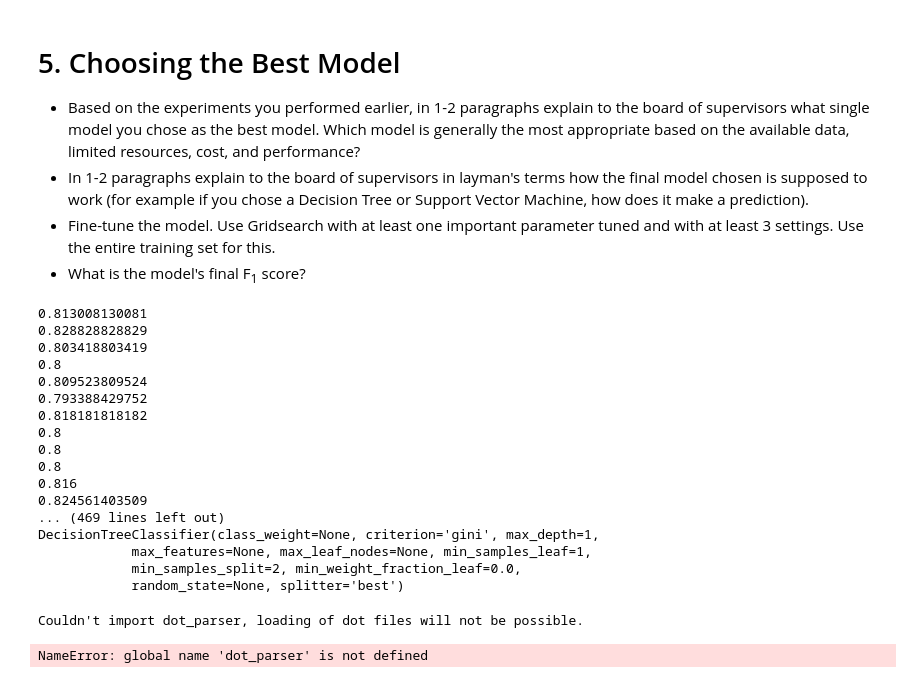
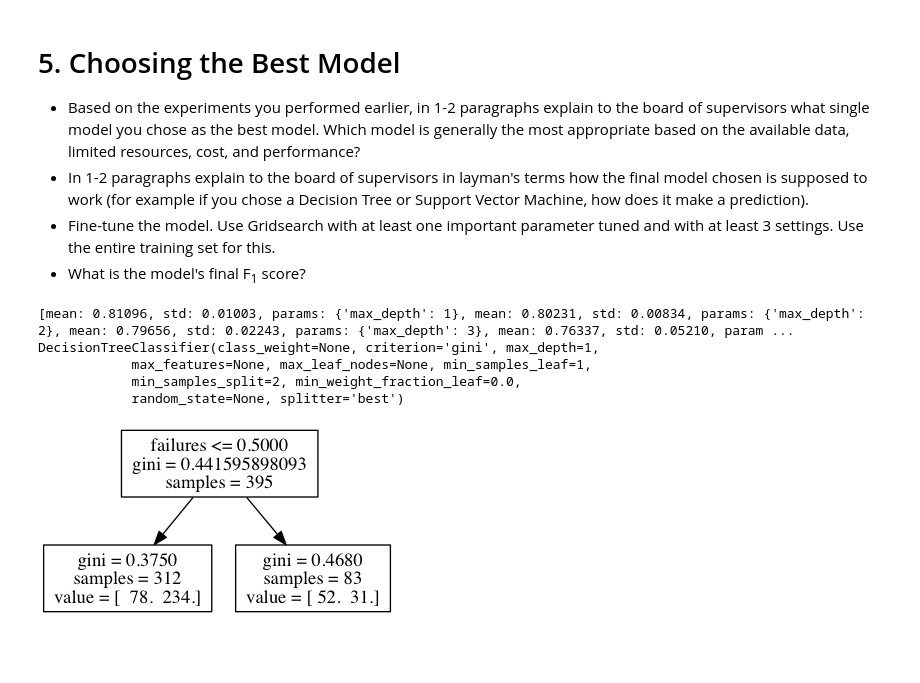
Before and after one commit to markstrefford/MLND-P2---Student-Intervention, a Jupyter notebook: student_intervention.ipynb, the cells around one changed output. Cells and saved outputs as stored; diff of their text form; code cells hidden in the pictures; blank space fills up the shorter version.

```diff
--- a/student_intervention.ipynb
+++ b/student_intervention.ipynb
@@ -305,10 +305,7 @@ params=[{'max_depth': (1, 2, 3, 4, 5, 6, 7, 8, 9, 10, 11, 12, 13, 14, 15, 16, 17
 #        ,{'presort': (True, False)}]
 
 def f1_scorer_function(y_true, y_predicted):
-    #print "True values:", y_true  #y_predicted
     score = f1_score(y_true, y_predicted, pos_label='yes')
-    #return f1_score(target.values, y_pred, pos_label='yes')
-    print score
     return score
 
 
@@ -317,36 +314,27 @@ clf = grid_search.GridSearchCV(DecisionTreeClassifier(), params, scoring=f1_scor
 print clf.fit(X_all, y_all).grid_scores_
 print clf.fit(X_all, y_all).best_estimator_
 # %% [output]
-0.813008130081
-0.828828828829
-0.803418803419
-0.8
-0.809523809524
-0.793388429752
-0.818181818182
-0.8
-0.8
-0.8
-0.816
-0.824561403509
-... (469 lines left out)
+[mean: 0.81096, std: 0.01003, params: {'max_depth': 1}, mean: 0.80231, std: 0.00834, params: {'max_depth': 2}, mean: 0.79656, std: 0.02243, params: {'max_depth': 3}, mean: 0.76337, std: 0.05210, param ...
 DecisionTreeClassifier(class_weight=None, criterion='gini', max_depth=1,
             max_features=None, max_leaf_nodes=None, min_samples_leaf=1,
             min_samples_split=2, min_weight_fraction_leaf=0.0,
             random_state=None, splitter='best')
 # %%
-clf=DecisionTreeClassifier()
-clf.fit(X_all, y_all)
-
+#print f1_score()
 from IPython.display import Image
 from sklearn import tree
 from sklearn.externals.six import StringIO
 import pydot
 
-dot_data = StringIO()
-tree.export_graphviz(clf, out_file=dot_data)
-graph = pydot.graph_from_dot_data(dot_data.getvalue())
-#Image(graph.create_png())
+def create_tree_png(clf, X_all):
+    dot_data = StringIO()
+    tree.export_graphviz(clf, out_file=dot_data, feature_names=np.array(X_all.columns))
+    graph = pydot.graph_from_dot_data(dot_data.getvalue())
+    #Image(graph.create_png())
+    return graph.create_png()
+
+clf=DecisionTreeClassifier(max_depth=1)
+clf.fit(X_all, y_all)
+Image(create_tree_png(clf, X_all))
 # %% [output]
-Couldn't import dot_parser, loading of dot files will not be possible.
-NameError: global name 'dot_parser' is not defined
+[figure, added]
```
Also changed, not shown: parts of 6 cells of this notebook, 2 other files.
